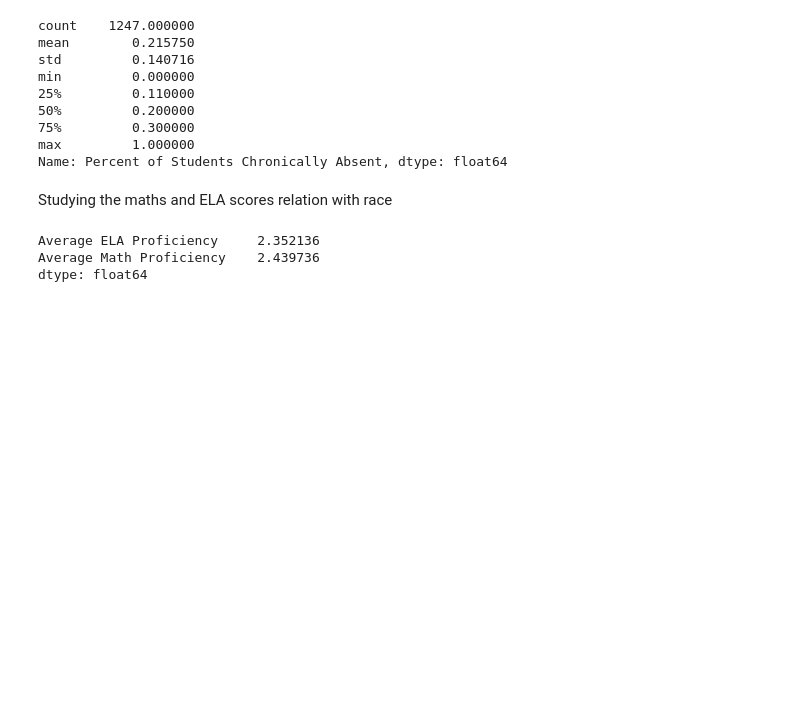
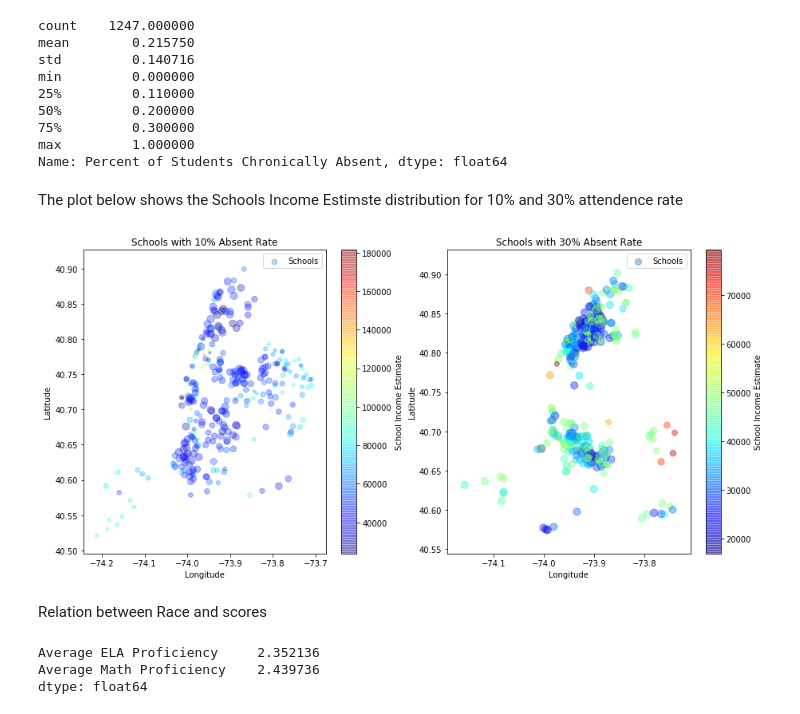
Before and after one commit to SaiEashwarKS/1PES-All-in-One-University-Website-IDS-project-, a Jupyter notebook: Goodstart.ipynb, the cells around one changed output. Drawn from its saved outputs; the diff is of its cells as text; code cells hidden in the pictures; blank space fills up the shorter version.

Commit message:
The last final edit ,see that attendence part
No more change

```diff
--- a/Goodstart.ipynb
+++ b/Goodstart.ipynb
@@ -332,8 +332,24 @@ min         0.000000
 75%         0.300000
 max         1.000000
 Name: Percent of Students Chronically Absent, dtype: float64
-# %% [markdown]
-Studying the maths and ELA scores relation with race
+# %% [markdown]
+The plot below shows the Schools Income Estimste distribution for 10% and 30% attendence rate
+# %%
+f, axes = plt.subplots(ncols=2, figsize=(15, 6))
+
+absent_11.plot(kind="scatter", x="Longitude", y="Latitude", ax=axes[0],
+    s=absent_11['Economic Need Index']*100, c="School Income Estimate", cmap=plt.get_cmap("jet"),label='Schools', title='Schools with 10% Absent Rate',
+    colorbar=True, alpha=0.3, figsize=(15,7))
+
+absent_30.plot(kind="scatter", x="Longitude", y="Latitude", ax=axes[1],
+    s=absent_30['Economic Need Index']*100, c="School Income Estimate", cmap=plt.get_cmap("jet"),label='Schools', title='Schools with 30% Absent Rate',
+    colorbar=True, alpha=0.4, figsize=(15,7))
+
+plt.show()
+# %% [output]
+[figure, added]
+# %% [markdown]
+Relation between Race and scores
 # %%
 # Display the Mean ELA and Math Scores for Black/Hispanic Dominant Schools
 df[df['Percent Black / Hispanic'] >= .70][['Average ELA Proficiency','Average Math Proficiency']].mean()
```
Also changed, not shown: parts of 1 cell of this notebook.
